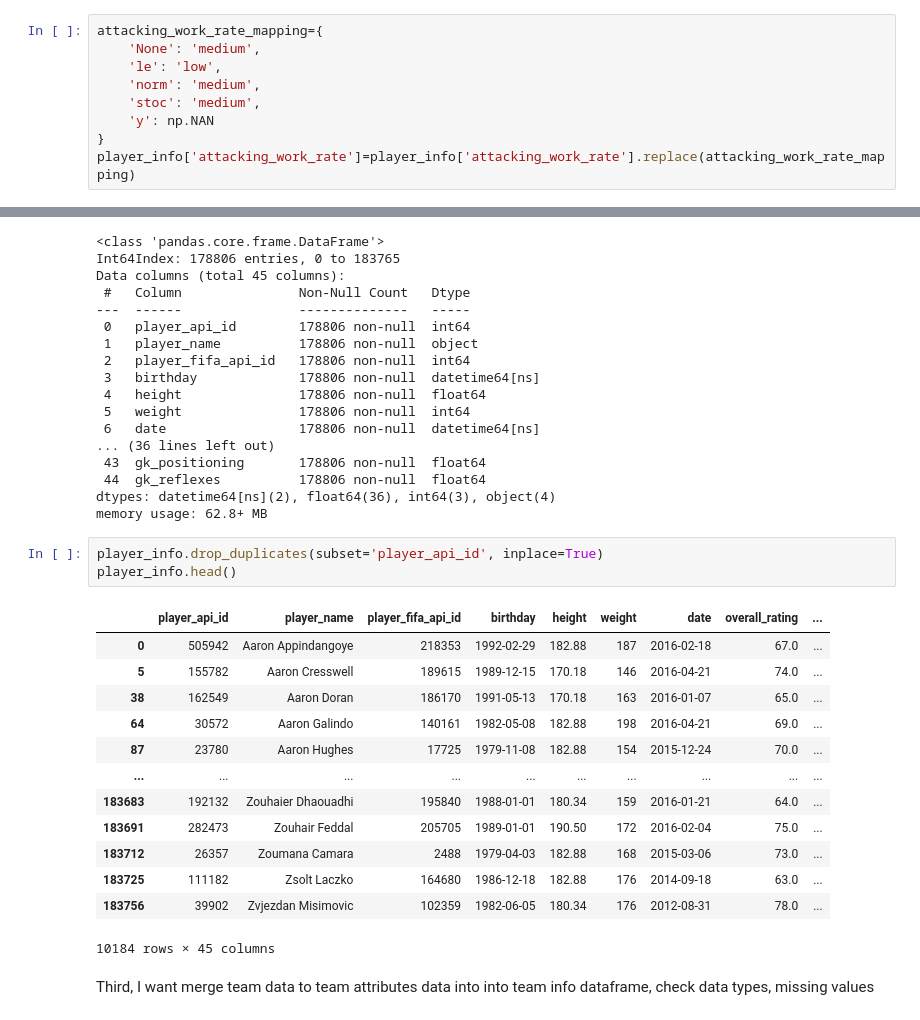
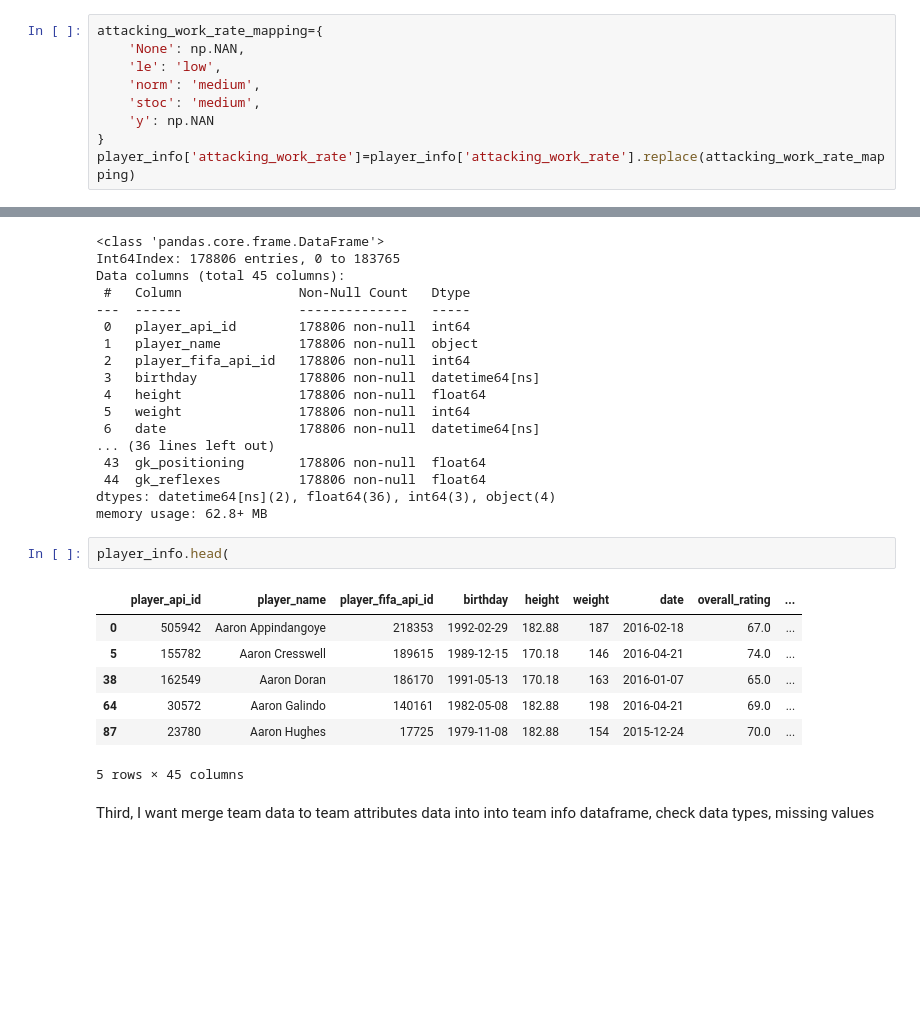
Before and after one commit to Daviedavie100/Investigating_dataset_project, a Jupyter notebook: Investigate_a_Dataset.ipynb, the cells around one changed output, grey strips where cells are left out. Drawn from its saved outputs; the diff is of its cells as text; blank space fills up the shorter version.

```diff
--- a/Investigate_a_Dataset.ipynb
+++ b/Investigate_a_Dataset.ipynb
@@ -660,7 +672,7 @@ Name: attacking_work_rate, dtype: bool
 - I want to drop all rows with nan and duplicate rows
 # %%
 attacking_work_rate_mapping={
-    'None': 'medium',
+    'None': np.NAN,
     'le': 'low',
     'norm': 'medium',
     'stoc': 'medium',
@@ -825,23 +837,16 @@ Data columns (total 45 columns):
  44  gk_reflexes          178806 non-null  float64
 dtypes: datetime64[ns](2), float64(36), int64(3), object(4)
 memory usage: 62.8+ MB
-# %%
-player_info.drop_duplicates(subset='player_api_id', inplace=True)
-player_info.head()
-# %% [output]
-|  | player_api_id | player_name | player_fifa_api_id | birthday | height | weight | date | overall_rating | ... |
-| 0 | 505942 | Aaron Appindangoye | 218353 | 1992-02-29 | 182.88 | 187 | 2016-02-18 | 67.0 | ... |
-| 5 | 155782 | Aaron Cresswell | 189615 | 1989-12-15 | 170.18 | 146 | 2016-04-21 | 74.0 | ... |
-| 38 | 162549 | Aaron Doran | 186170 | 1991-05-13 | 170.18 | 163 | 2016-01-07 | 65.0 | ... |
-| 64 | 30572 | Aaron Galindo | 140161 | 1982-05-08 | 182.88 | 198 | 2016-04-21 | 69.0 | ... |
-| 87 | 23780 | Aaron Hughes | 17725 | 1979-11-08 | 182.88 | 154 | 2015-12-24 | 70.0 | ... |
-| ... | ... | ... | ... | ... | ... | ... | ... | ... | ... |
-| 183683 | 192132 | Zouhaier Dhaouadhi | 195840 | 1988-01-01 | 180.34 | 159 | 2016-01-21 | 64.0 | ... |
-| 183691 | 282473 | Zouhair Feddal | 205705 | 1989-01-01 | 190.50 | 172 | 2016-02-04 | 75.0 | ... |
-| 183712 | 26357 | Zoumana Camara | 2488 | 1979-04-03 | 182.88 | 168 | 2015-03-06 | 73.0 | ... |
-| 183725 | 111182 | Zsolt Laczko | 164680 | 1986-12-18 | 182.88 | 176 | 2014-09-18 | 63.0 | ... |
-| 183756 | 39902 | Zvjezdan Misimovic | 102359 | 1982-06-05 | 180.34 | 176 | 2012-08-31 | 78.0 | ... |
-10184 rows × 45 columns
+# %%
+player_info.head(
+# %% [output]
+|  | player_api_id | player_name | player_fifa_api_id | birthday | height | weight | date | overall_rating | ... |
+| 0 | 505942 | Aaron Appindangoye | 218353 | 1992-02-29 | 182.88 | 187 | 2016-02-18 | 67.0 | ... |
+| 5 | 155782 | Aaron Cresswell | 189615 | 1989-12-15 | 170.18 | 146 | 2016-04-21 | 74.0 | ... |
+| 38 | 162549 | Aaron Doran | 186170 | 1991-05-13 | 170.18 | 163 | 2016-01-07 | 65.0 | ... |
+| 64 | 30572 | Aaron Galindo | 140161 | 1982-05-08 | 182.88 | 198 | 2016-04-21 | 69.0 | ... |
+| 87 | 23780 | Aaron Hughes | 17725 | 1979-11-08 | 182.88 | 154 | 2015-12-24 | 70.0 | ... |
+5 rows × 45 columns
 # %% [markdown]
 Third, I want merge team data to team attributes data into into team info dataframe, check data types, missing values
 # %%
```
Also changed, not shown: parts of 85 cells of this notebook.
